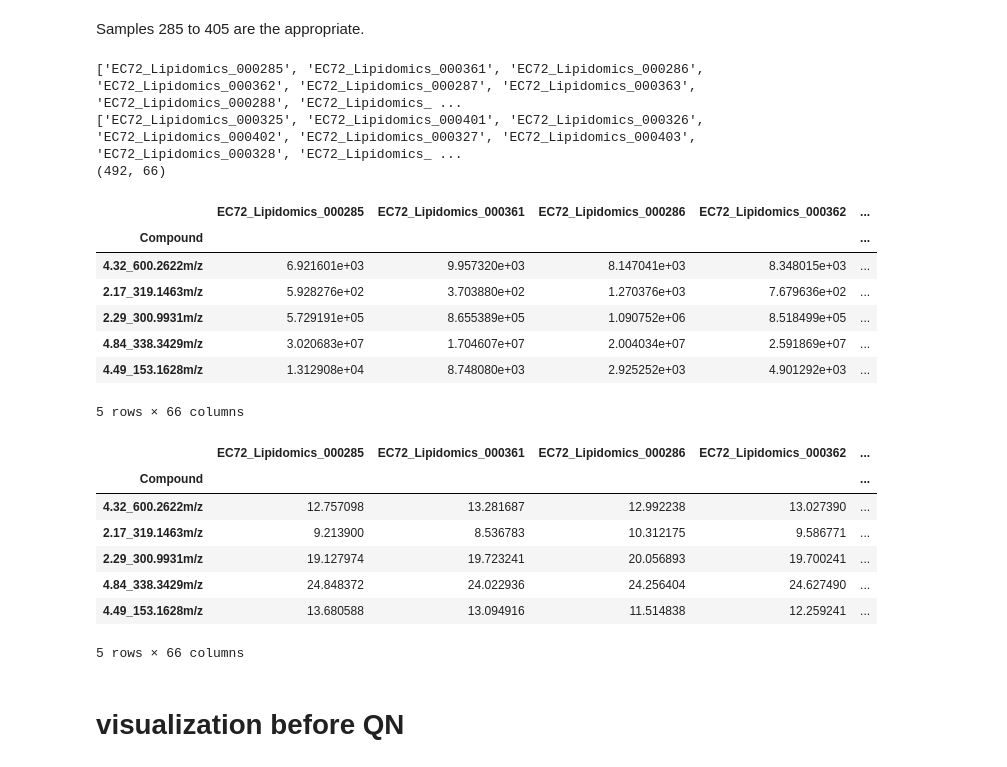
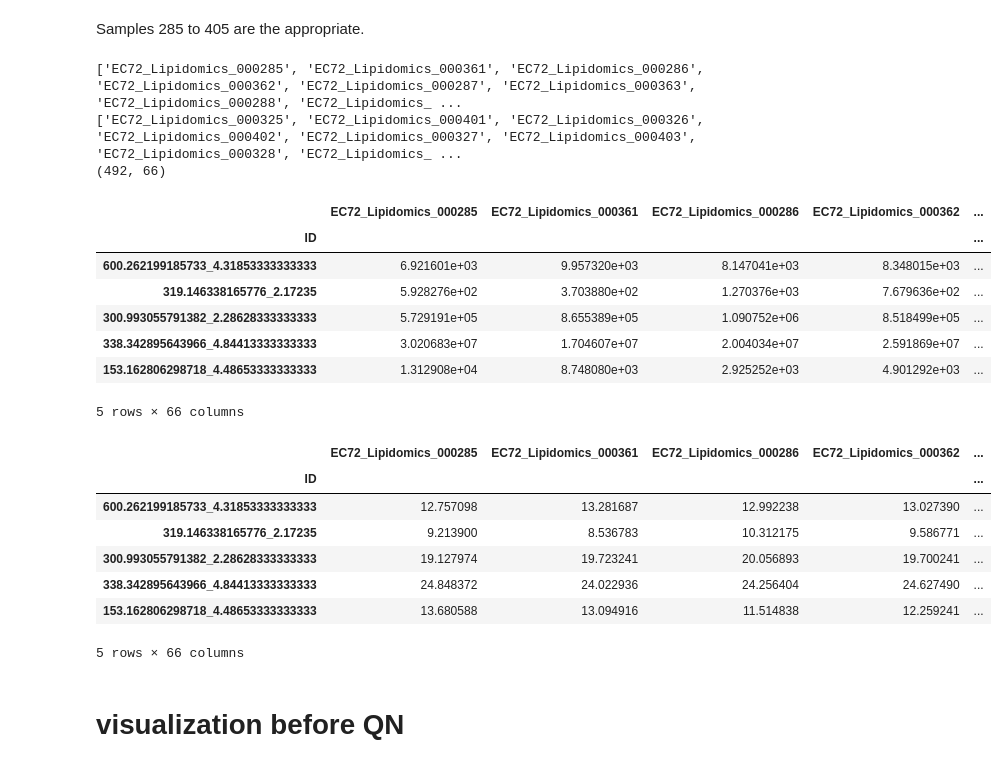
Before and after one commit to adelomana/vigur, a Jupyter notebook: lipidomics/EC072/progenesis/experiment_one_normalized.ipynb, the cells around one changed output. Saved outputs shown, nothing was run; the diff lists cells and outputs as text; code cells hidden in the pictures.

```diff
--- a/lipidomics/EC072/progenesis/experiment_one_normalized.ipynb
+++ b/lipidomics/EC072/progenesis/experiment_one_normalized.ipynb
@@ -30,7 +30,9 @@ annotation_file = '/Users/adrian/projects/vigur/data/lipidomics/072/progenesis/E
 # %% [markdown]
 ## read data
 # %%
-df = pandas.read_csv(experiment_one_input_file, skiprows=2, index_col=0)
+df = pandas.read_csv(experiment_one_input_file, skiprows=2)
+df['ID'] = df['m/z'].astype(str) + '_' + df['Retention time (min)'].astype(str)
+df.set_index('ID', inplace=True)
 print(df.shape)
 df.head()
 # %% [output]
@@ -75,34 +63,34 @@ annotation.head()
 # %% [markdown]
 Samples 285 to 405 are the appropriate.
 # %%
-normalized_data = df.iloc[:, 26:92]
+normalized_data = df.iloc[:, 27:93]
 print(list(normalized_data.columns)[:10])
 print(list(normalized_data.columns)[-10:])
 print(normalized_data.shape)
 normalized_data.head()
 # %% [output]
 ['EC72_Lipidomics_000285', 'EC72_Lipidomics_000361', 'EC72_Lipidomics_000286', 'EC72_Lipidomics_000362', 'EC72_Lipidomics_000287', 'EC72_Lipidomics_000363', 'EC72_Lipidomics_000288', 'EC72_Lipidomics_ ...
 ['EC72_Lipidomics_000325', 'EC72_Lipidomics_000401', 'EC72_Lipidomics_000326', 'EC72_Lipidomics_000402', 'EC72_Lipidomics_000327', 'EC72_Lipidomics_000403', 'EC72_Lipidomics_000328', 'EC72_Lipidomics_ ...
 (492, 66)
 |  | EC72_Lipidomics_000285 | EC72_Lipidomics_000361 | EC72_Lipidomics_000286 | EC72_Lipidomics_000362 | ... |
-| Compound |  |  |  |  | ... |
-| 4.32_600.2622m/z | 6.921601e+03 | 9.957320e+03 | 8.147041e+03 | 8.348015e+03 | ... |
-| 2.17_319.1463m/z | 5.928276e+02 | 3.703880e+02 | 1.270376e+03 | 7.679636e+02 | ... |
-| 2.29_300.9931m/z | 5.729191e+05 | 8.655389e+05 | 1.090752e+06 | 8.518499e+05 | ... |
-| 4.84_338.3429m/z | 3.020683e+07 | 1.704607e+07 | 2.004034e+07 | 2.591869e+07 | ... |
-| 4.49_153.1628m/z | 1.312908e+04 | 8.748080e+03 | 2.925252e+03 | 4.901292e+03 | ... |
+| ID |  |  |  |  | ... |
+| 600.262199185733_4.31853333333333 | 6.921601e+03 | 9.957320e+03 | 8.147041e+03 | 8.348015e+03 | ... |
+| 319.146338165776_2.17235 | 5.928276e+02 | 3.703880e+02 | 1.270376e+03 | 7.679636e+02 | ... |
+| 300.993055791382_2.28628333333333 | 5.729191e+05 | 8.655389e+05 | 1.090752e+06 | 8.518499e+05 | ... |
+| 338.342895643966_4.84413333333333 | 3.020683e+07 | 1.704607e+07 | 2.004034e+07 | 2.591869e+07 | ... |
+| 153.162806298718_4.48653333333333 | 1.312908e+04 | 8.748080e+03 | 2.925252e+03 | 4.901292e+03 | ... |
 5 rows × 66 columns
 # %%
 log_df = numpy.log2(normalized_data + 1)
 log_df.head()
 # %% [output]
 |  | EC72_Lipidomics_000285 | EC72_Lipidomics_000361 | EC72_Lipidomics_000286 | EC72_Lipidomics_000362 | ... |
-| Compound |  |  |  |  | ... |
-| 4.32_600.2622m/z | 12.757098 | 13.281687 | 12.992238 | 13.027390 | ... |
-| 2.17_319.1463m/z | 9.213900 | 8.536783 | 10.312175 | 9.586771 | ... |
-| 2.29_300.9931m/z | 19.127974 | 19.723241 | 20.056893 | 19.700241 | ... |
-| 4.84_338.3429m/z | 24.848372 | 24.022936 | 24.256404 | 24.627490 | ... |
-| 4.49_153.1628m/z | 13.680588 | 13.094916 | 11.514838 | 12.259241 | ... |
+| ID |  |  |  |  | ... |
+| 600.262199185733_4.31853333333333 | 12.757098 | 13.281687 | 12.992238 | 13.027390 | ... |
+| 319.146338165776_2.17235 | 9.213900 | 8.536783 | 10.312175 | 9.586771 | ... |
+| 300.993055791382_2.28628333333333 | 19.127974 | 19.723241 | 20.056893 | 19.700241 | ... |
+| 338.342895643966_4.84413333333333 | 24.848372 | 24.022936 | 24.256404 | 24.627490 | ... |
+| 153.162806298718_4.48653333333333 | 13.680588 | 13.094916 | 11.514838 | 12.259241 | ... |
 5 rows × 66 columns
 # %% [markdown]
 # visualization before QN
```
Also changed, not shown: parts of 18 cells of this notebook, 1 other file.
